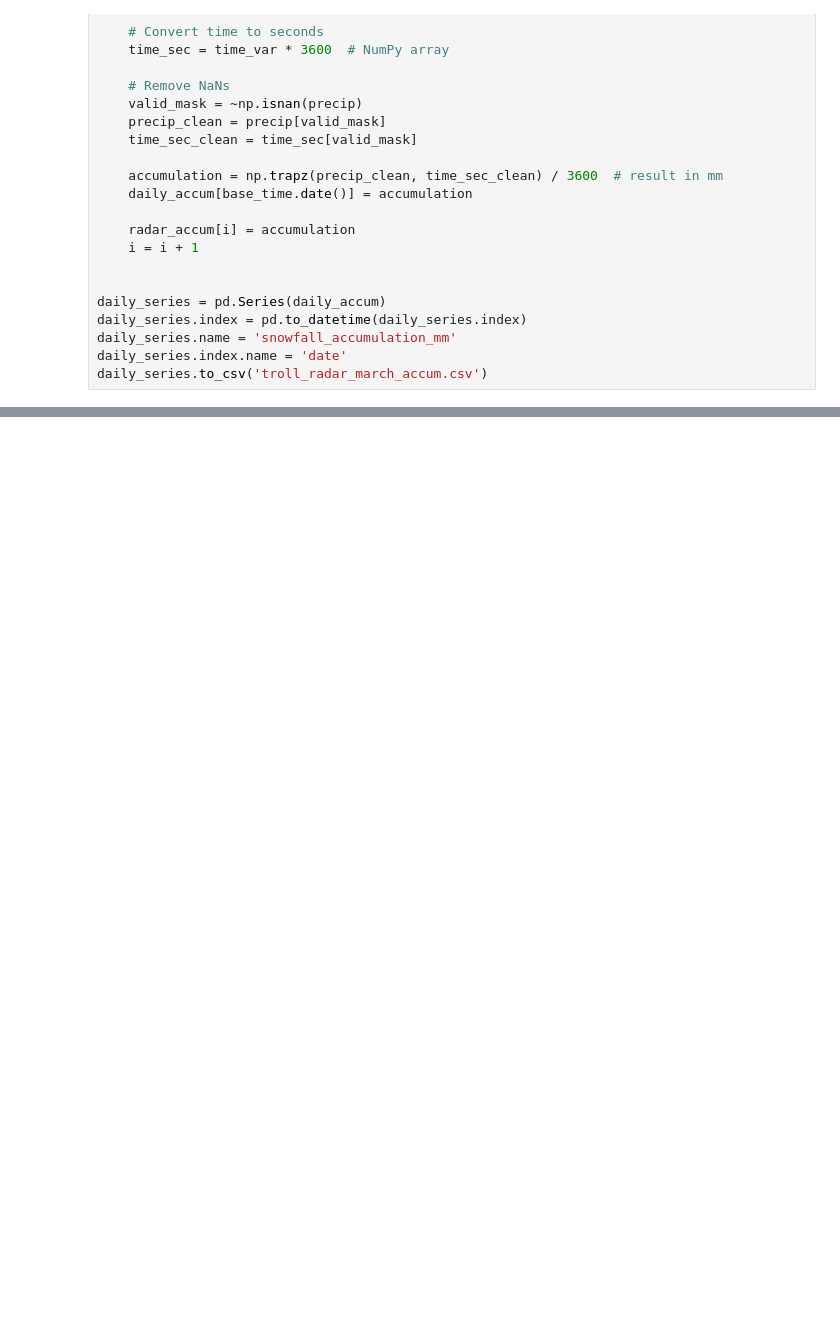
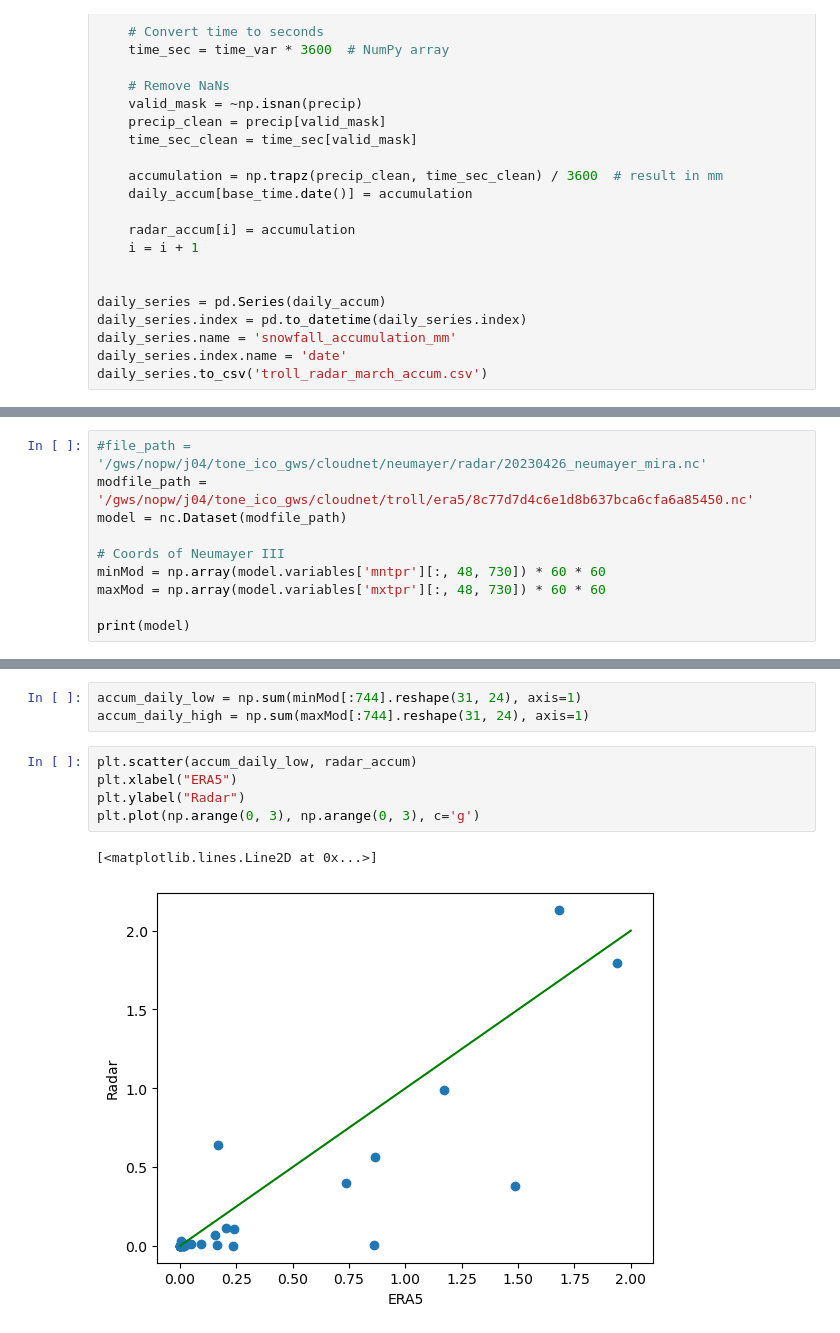
Before and after one commit to Troll-Observing-Network/neumayer-snowfall, a Jupyter notebook: TrollMarchAccum.ipynb, the cells around one changed output, grey strips where cells are left out. Cells and saved outputs as stored; diff of their text form; blank space fills up the shorter version.

Commit message:
Troll radar + era5 point

```diff
--- a/TrollMarchAccum.ipynb
+++ b/TrollMarchAccum.ipynb
@@ -105,2 +149,12 @@ print(np.sum(radar_accum))
 # %% [output]
 7.27415847305925
+# %%
+#file_path = '/gws/nopw/j04/tone_ico_gws/cloudnet/neumayer/radar/20230426_neumayer_mira.nc'
+modfile_path = '/gws/nopw/j04/tone_ico_gws/cloudnet/troll/era5/8c77d7d4c6e1d8b637bca6cfa6a85450.nc'
+model = nc.Dataset(modfile_path)
+
+# Coords of Neumayer III
+minMod = np.array(model.variables['mntpr'][:, 48, 730]) * 60 * 60
+maxMod = np.array(model.variables['mxtpr'][:, 48, 730]) * 60 * 60
+
+print(model)
@@ -106,0 +203,11 @@ print(np.sum(radar_accum))
+# %%
+accum_daily_low = np.sum(minMod[:744].reshape(31, 24), axis=1)
+accum_daily_high = np.sum(maxMod[:744].reshape(31, 24), axis=1)
+# %%
+plt.scatter(accum_daily_low, radar_accum)
+plt.xlabel("ERA5")
+plt.ylabel("Radar")
+plt.plot(np.arange(0, 3), np.arange(0, 3), c='g')
+# %% [output]
+[<matplotlib.lines.Line2D at 0x...>]
+[figure, added]
```
Also changed, not shown: parts of 12 cells of this notebook, 1 other file.
